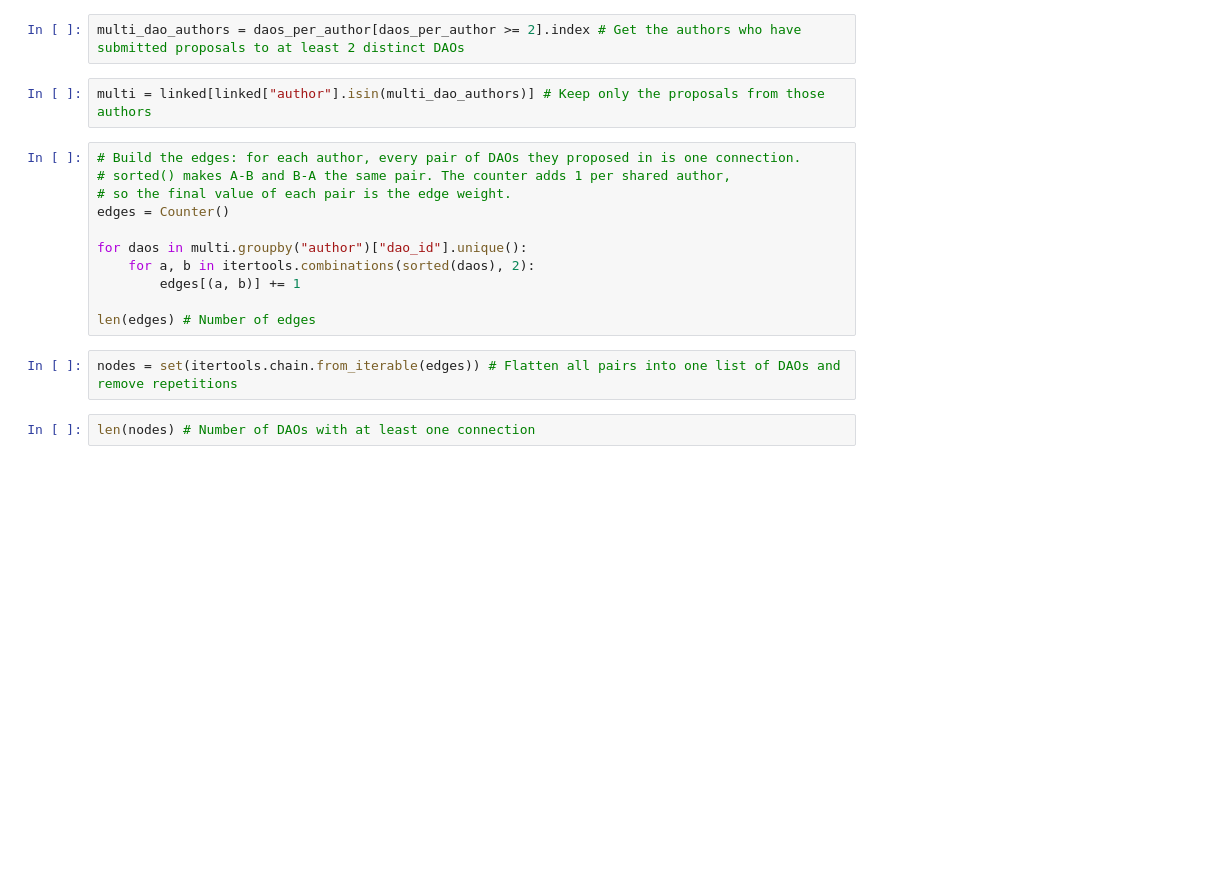
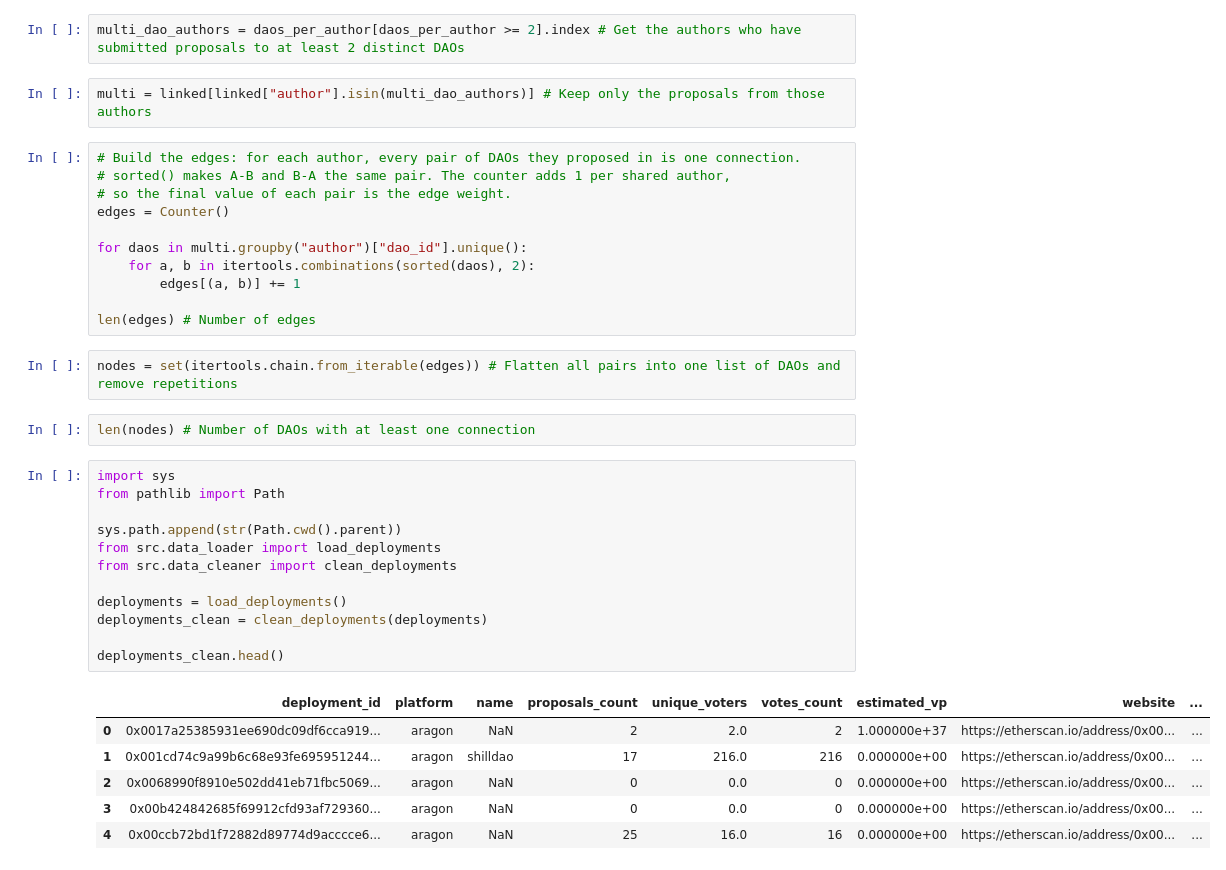
Before and after one commit to TFG-Catalyst/Mapping-Blockchain-Ecosystem, a Jupyter notebook: notebooks/02_data_quality.ipynb, the cells around one changed output. Drawn from its saved outputs; the diff is of its cells as text; blank space fills up the shorter version.

Commit message:
Add data cleaning pipeline

```diff
--- a/notebooks/02_data_quality.ipynb
+++ b/notebooks/02_data_quality.ipynb
@@ -142,3 +142,22 @@ len(edges) # Number of edges
 nodes = set(itertools.chain.from_iterable(edges)) # Flatten all pairs into one list of DAOs and remove repetitions
 # %%
 len(nodes) # Number of DAOs with at least one connection
+# %%
+import sys
+from pathlib import Path
+
+sys.path.append(str(Path.cwd().parent))
+from src.data_loader import load_deployments
+from src.data_cleaner import clean_deployments
+
+deployments = load_deployments()
+deployments_clean = clean_deployments(deployments)
+
+deployments_clean.head()
+# %% [output]
+|  | deployment_id | platform | name | proposals_count | unique_voters | votes_count | estimated_vp | website | ... |
+| 0 | 0x0017a25385931ee690dc09df6cca919... | aragon | NaN | 2 | 2.0 | 2 | 1.000000e+37 | https://etherscan.io/address/0x00... | ... |
+| 1 | 0x001cd74c9a99b6c68e93fe695951244... | aragon | shilldao | 17 | 216.0 | 216 | 0.000000e+00 | https://etherscan.io/address/0x00... | ... |
+| 2 | 0x0068990f8910e502dd41eb71fbc5069... | aragon | NaN | 0 | 0.0 | 0 | 0.000000e+00 | https://etherscan.io/address/0x00... | ... |
+| 3 | 0x00b424842685f69912cfd93af729360... | aragon | NaN | 0 | 0.0 | 0 | 0.000000e+00 | https://etherscan.io/address/0x00... | ... |
+| 4 | 0x00ccb72bd1f72882d89774d9acccce6... | aragon | NaN | 25 | 16.0 | 16 | 0.000000e+00 | https://etherscan.io/address/0x00... | ... |
```
Also changed, not shown: parts of 13 cells of this notebook, 2 other files.
